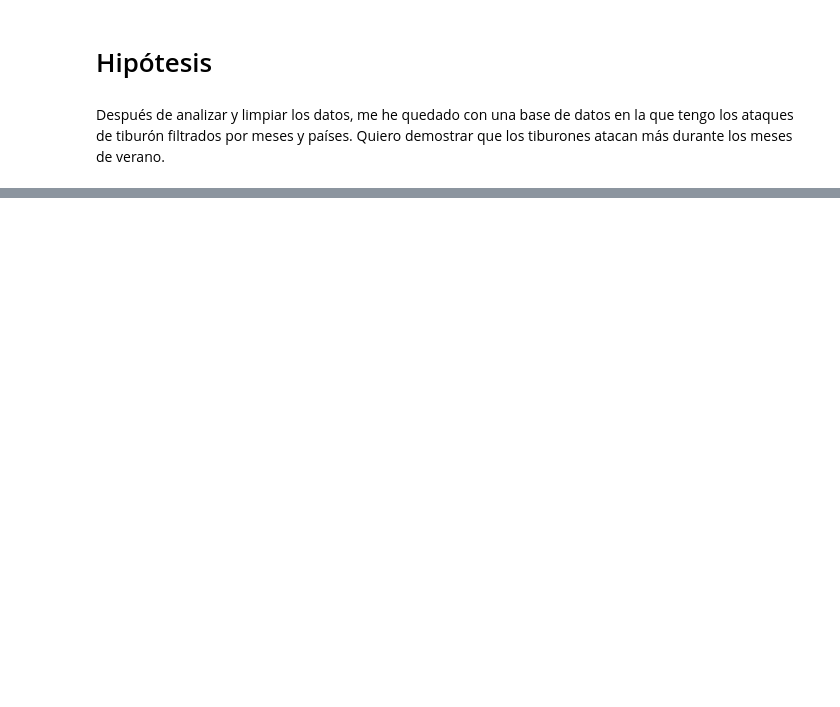
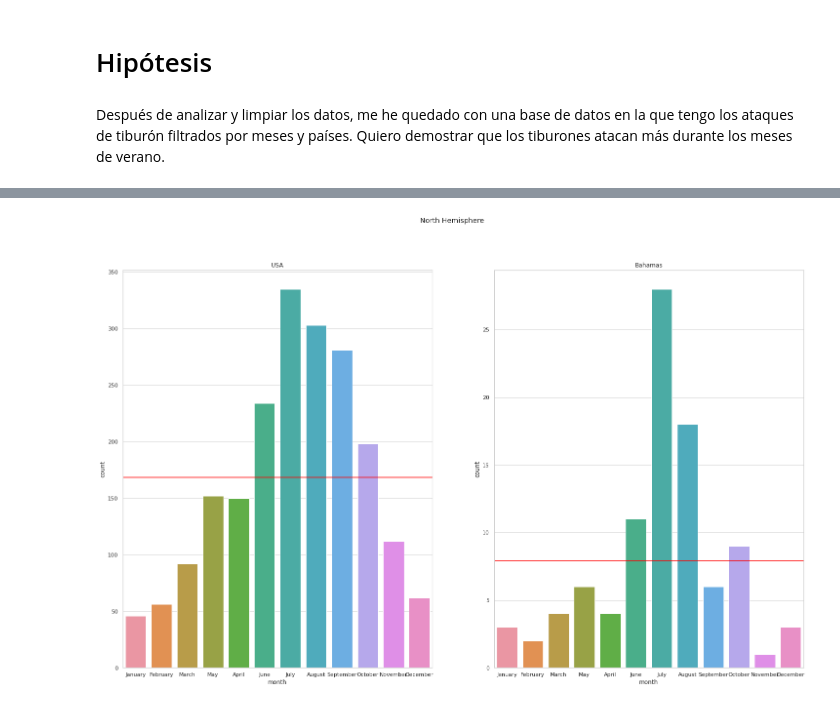
Before and after one commit to ce-valle/pandas_project, a Jupyter notebook: analysis.ipynb, the cells around one changed output, grey strips where cells are left out. Saved outputs shown, nothing was run; the diff lists cells and outputs as text; code cells hidden in the pictures; blank space fills up the shorter version.

```diff
--- a/analysis.ipynb
+++ b/analysis.ipynb
@@ -44,0 +60,17 @@ AttributeError: 'Line2D' object has no property 'x'
+# %%
+usa = attacks_hp[attacks_hp["country"] == "usa"]
+australia = attacks_hp[attacks_hp["country"] == "australia"]
+south_africa = attacks_hp[attacks_hp["country"] == "south africa"]
+bahamas = attacks_hp[attacks_hp["country"] == "bahamas"]
+# %%
+sub_plot1 = figura, eje = plt.subplots(nrows=1, ncols=2, figsize=(25,15))
+figura.suptitle('North Hemisphere')
+eje[0].set_title('USA')
+eje[1].set_title('Bahamas')
+usa_plot = sns.countplot(x = "month", data = usa, order = month_lst, ax=eje[0])
+usa_plot.axhline(y=usa.month.value_counts().mean(), c="red", label="mean")
+#plt.title("Attacks by month")
+bahamas_plot = sns.countplot(x = "month", data = bahamas, order = month_lst, ax=eje[1])
+bahamas_plot.axhline(y=bahamas.month.value_counts().mean(), c="red", label="mean");
+# %% [output]
+[figure, added]
```
Also changed, not shown: parts of 8 cells of this notebook, 3 other files.
